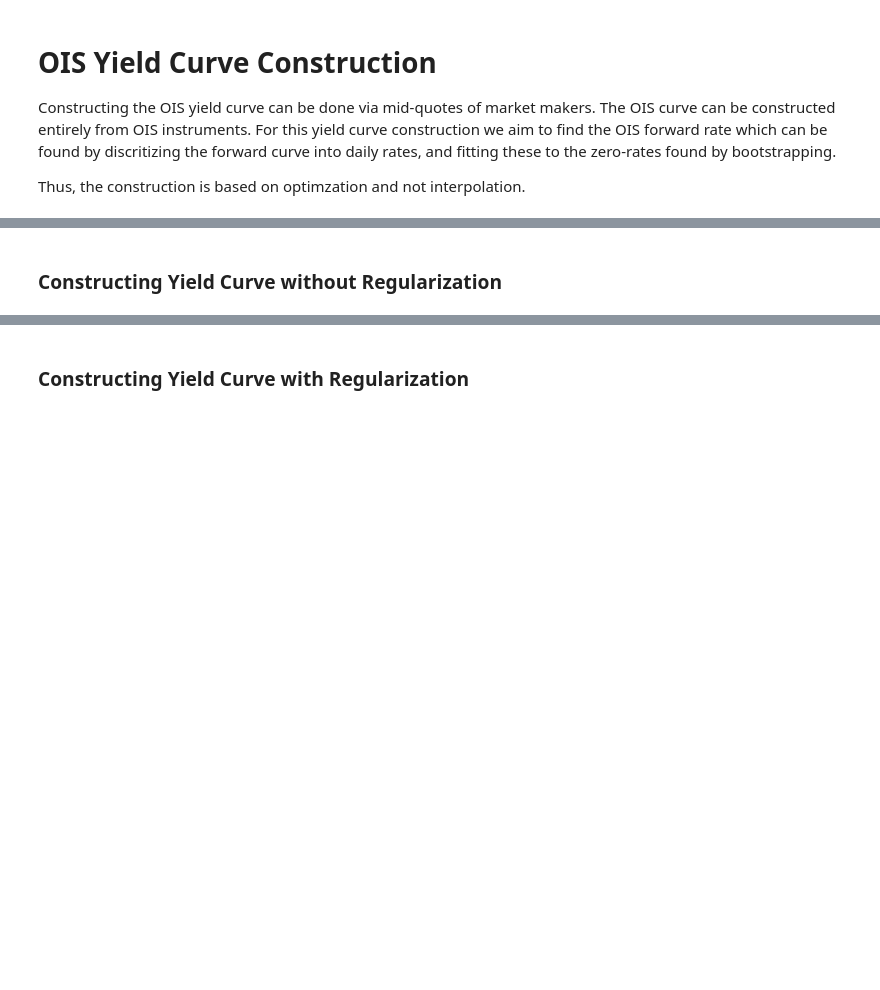
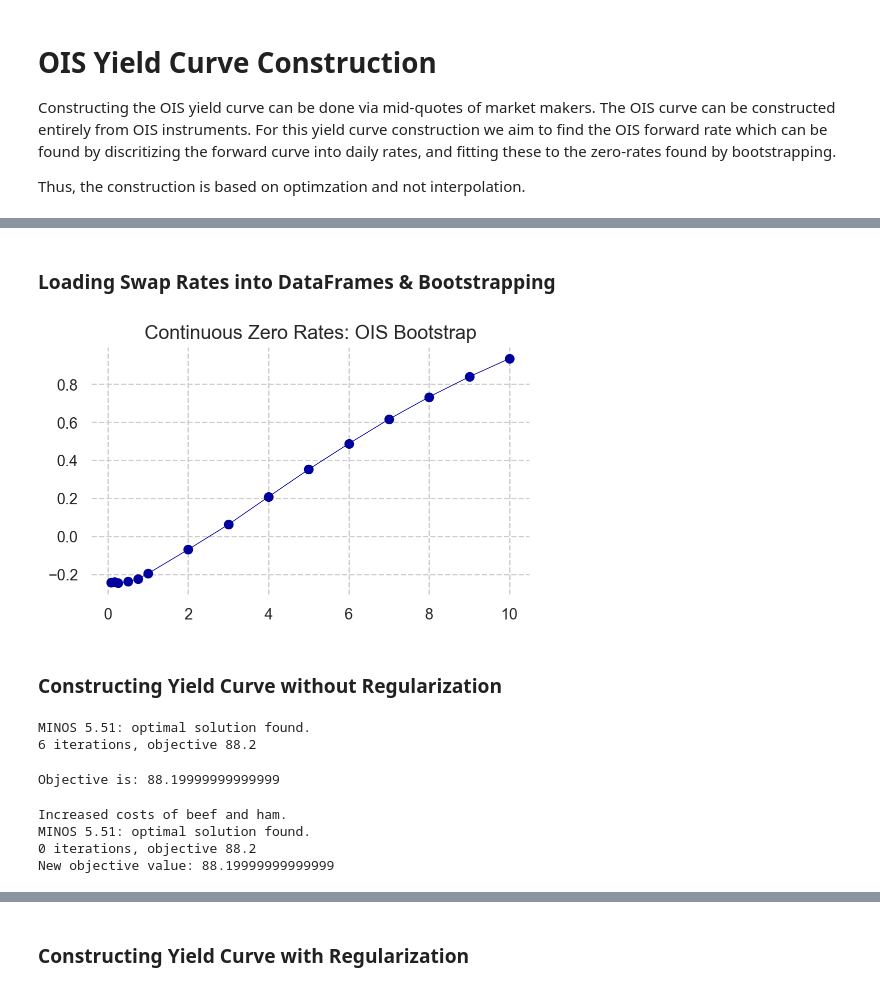
Before and after one commit to Sinbad-The-Sailor/Financial-Mathematics-Notebooks, a Jupyter notebook: ois_yield_curve.ipynb, the cells around one changed output, grey strips where cells are left out. Cells and saved outputs as stored; diff of their text form; code cells hidden in the pictures; blank space fills up the shorter version.

Commit message:
initial work on OIS single curve construction.

```diff
--- a/ois_yield_curve.ipynb
+++ b/ois_yield_curve.ipynb
@@ -10,2 +24,33 @@ import pandas as pd
+# %% [markdown]
+### Loading Swap Rates into DataFrames & Bootstrapping
+# %%
+df_mid = pd.read_excel("data/forwardRates.xlsx", sheet_name="MID")
+# %%
+dt = np.array([1/12, 2/12, 3/12, 6/12, 9/12, 1, 1, 1, 1, 1, 1, 1, 1, 1, 1])
+T = np.array([1/12, 2/12, 3/12, 6/12, 9/12, 1, 2, 3, 4, 5, 6, 7, 8, 9, 10])
+# %%
+def bootstrap(swap_rates: np.array, dt: np.array, T: np.array) -> np.array:
+    number_of_rates = len(swap_rates)
+    zero_rates = np.zeros(number_of_rates)
+    for i in range(number_of_rates):
+        if T[i] <= 1:
+            zero_rates[i] = 1/T[i] * np.log(1 + swap_rates[i] * dt[i])
+        else:
+            zero_rates[i] = 1/T[i] * np.log((1 + swap_rates[i] * dt[i]) / (1 - swap_rates[i] * np.sum(np.exp(-zero_rates[:i-1]*T[:i-1]) * dt[:i-1])))
+    return zero_rates
+# %%
+swap_rates = np.array(df_mid.loc[22].values[1:])/100
+zero_rates = bootstrap(swap_rates, dt, T)
+# %%
+fig, ax = plt.subplots()
+ax.plot(T, zero_rates*100, lw=0.55)
+ax.scatter(T, zero_rates*100)
+ax.set_title("Continuous Zero Rates: OIS Bootstrap", fontsize=14)
+ax.set_frame_on(False)
+fig.tight_layout()
+fig.set_size_inches(5, 3)
+plt.show()
+# %% [output]
+[figure, added]
 # %% [markdown]
 ### Constructing Yield Curve without Regularization
@@ -11,0 +60,21 @@ import pandas as pd
+# %%
+ampl.solve()
+# %% [output]
+MINOS 5.51: optimal solution found.
+6 iterations, objective 88.2
+# %%
+totalcost = ampl.get_objective('Total_Cost')
+print("Objective is:", totalcost.get().value())
+# %% [output]
+Objective is: 88.19999999999999
+# %%
+cost = ampl.get_parameter('cost')
+cost.set_values({'BEEF': 5.01, 'HAM': 4.55})
+print("Increased costs of beef and ham.")
+ampl.solve();
+print("New objective value:", totalcost.value())
+# %% [output]
+Increased costs of beef and ham.
+MINOS 5.51: optimal solution found.
+0 iterations, objective 88.2
+New objective value: 88.19999999999999
```
Also changed, not shown: parts of 7 cells of this notebook, 3 other files.
